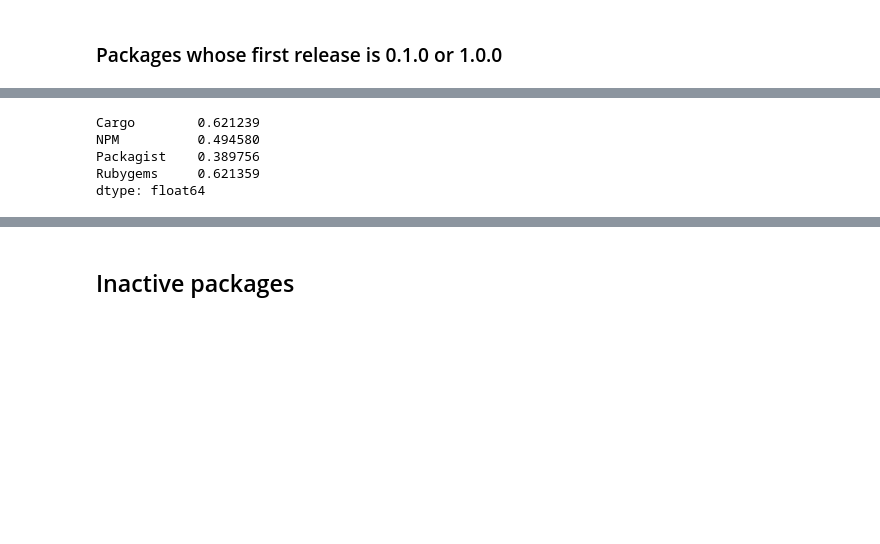
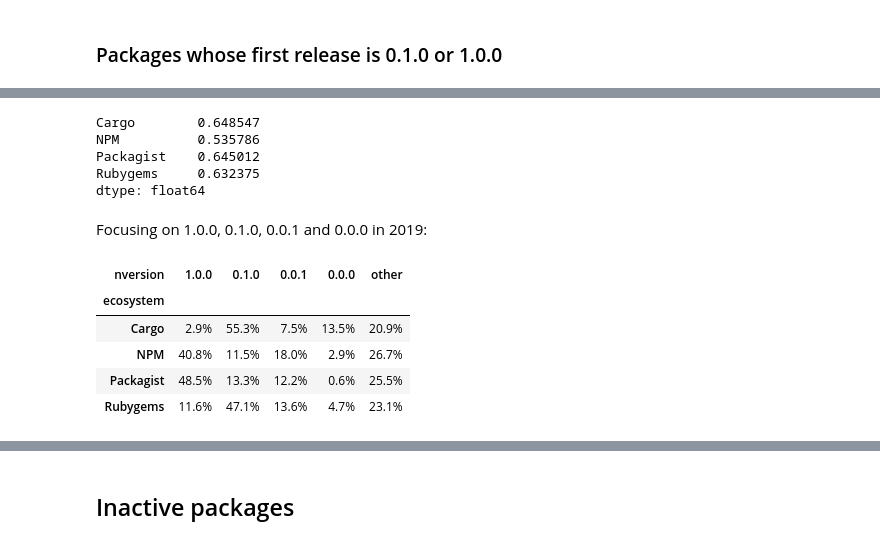
Before and after one commit to AlexandreDecan/secos-zero, a Jupyter notebook: notebooks/Magic zero.ipynb, the cells around one changed output, grey strips where cells are left out. Cells and saved outputs as stored; diff of their text form; code cells hidden in the pictures; blank space fills up the shorter version.

```diff
--- a/notebooks/Magic zero.ipynb
+++ b/notebooks/Magic zero.ipynb
@@ -370,12 +378,46 @@ pandas.concat([
     data[ecosystem]
     .reset_index()
     [lambda d: d['date'].between(*DATE_RANGE)]
-    .iloc[-1]
+    .iloc[-2]
     .rename(ecosystem)
 for ecosystem in ECOSYSTEMS], axis=1).loc[['0.1.0', '1.0.0']].sum()
 # %% [output]
-Cargo        0.621239
-NPM          0.494580
-Packagist    0.389756
-Rubygems     0.621359
+Cargo        0.648547
+NPM          0.535786
+Packagist    0.645012
+Rubygems     0.632375
 dtype: float64
+# %% [markdown]
+Focusing on 1.0.0, 0.1.0, 0.0.1 and 0.0.0 in 2019:
+# %%
+versions = ['1.0.0', '0.1.0', '0.0.1', '0.0.0']
+
+_ = pandas.concat([
+    df_releases[ecosystem]
+    .drop_duplicates('package', keep='first')
+    [lambda d: d['date'].dt.year == 2019]
+    .assign(nversion=lambda d: d.apply(
+        lambda s: '{:.0f}.{:.0f}.{:.0f}'.format(s.major, s.minor, s.patch), axis=1
+    ))
+    .assign(nversion=lambda d: d['nversion'].where(d['nversion'].isin(versions), 'other'))
+    .groupby('nversion', as_index=False)
+    .agg({'package': 'count'})
+    .assign(ecosystem=ecosystem)
+    for ecosystem in ECOSYSTEMS], axis=0
+)
+# %%
+(
+    _
+    .pivot(index='ecosystem', columns='nversion')
+    .apply(lambda s: s / s.sum(), axis=1)
+    ['package']
+    [versions + ['other']]
+    .style.format('{:.1%}')
+)
+# %% [output]
+| nversion | 1.0.0 | 0.1.0 | 0.0.1 | 0.0.0 | other |
+| ecosystem |  |  |  |  |  |
+| Cargo | 2.9% | 55.3% | 7.5% | 13.5% | 20.9% |
+| NPM | 40.8% | 11.5% | 18.0% | 2.9% | 26.7% |
+| Packagist | 48.5% | 13.3% | 12.2% | 0.6% | 25.5% |
+| Rubygems | 11.6% | 47.1% | 13.6% | 4.7% | 23.1% |
```
Also changed, not shown: parts of 7 cells of this notebook, 1 other file.
